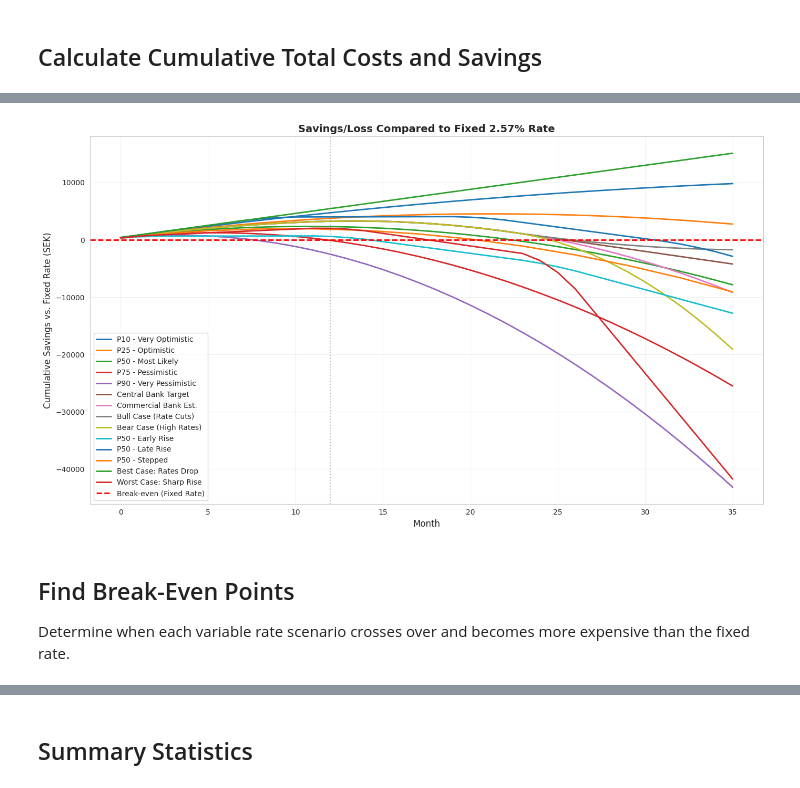
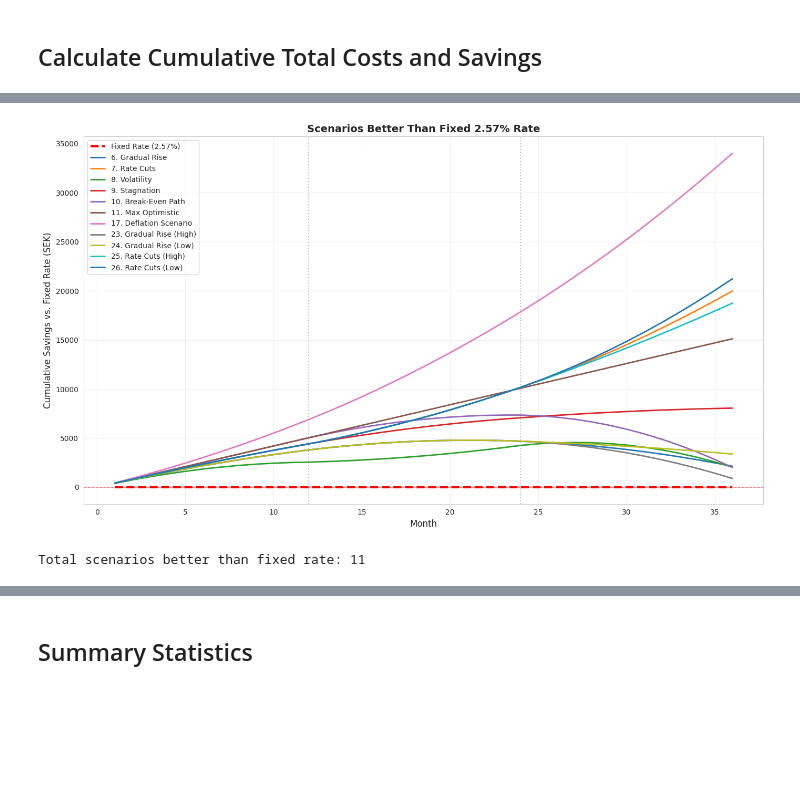
Before and after one commit to rasmustilljander/cost, a Jupyter notebook: cost.ipynb, the cells around one changed output, grey strips where cells are left out. Drawn from its saved outputs; the diff is of its cells as text; code cells hidden in the pictures; blank space fills up the shorter version.

```diff
--- a/cost.ipynb
+++ b/cost.ipynb
@@ -555,0 +279,17 @@ plt.show()
+# %%
+plt.figure(figsize=(14, 8))
+
+for column in df_savings.columns:
+    plt.plot(df_savings.index, df_savings[column], label=column, linewidth=2)
+
+plt.axhline(y=0, color='red', linestyle='--', linewidth=2, label='Break-even (Fixed Rate)')
+plt.xlabel('Month', fontsize=12)
+plt.ylabel('Cumulative Savings vs. Fixed Rate (SEK)', fontsize=12)
+plt.title('Savings/Loss Compared to Fixed 2.57% Rate', fontsize=14, fontweight='bold')
+plt.legend(loc='upper left', fontsize=10)
+plt.grid(True, alpha=0.3)
+plt.axvline(x=12, color='gray', linestyle=':', alpha=0.5)
+plt.axvline(x=24, color='gray', linestyle=':', alpha=0.5)
+plt.fill_between(df_savings.index, 0, 0, alpha=0.2)
+plt.tight_layout()
+plt.show()
@@ -556,22 +298,35 @@ plt.show()
 # %%
-plt.figure(figsize=(14, 8))
+# Filter scenarios that are better than fixed (positive savings)
+better_scenarios = []
+for column in df_savings.columns:
+    if df_savings[column].iloc[-1] > 0:
+        better_scenarios.append(column)
 
-for column in df_savings.columns:
-    plt.plot(df_savings.index, df_savings[column], label=column, linewidth=2)
+if better_scenarios:
+    plt.figure(figsize=(14, 8))
 
-plt.axhline(y=0, color='red', linestyle='--', linewidth=2, label='Break-even (Fixed Rate)')
-plt.xlabel('Month', fontsize=12)
-plt.ylabel('Cumulative Savings vs. Fixed Rate (SEK)', fontsize=12)
-plt.title('Savings/Loss Compared to Fixed 2.57% Rate', fontsize=14, fontweight='bold')
-plt.legend(loc='best', fontsize=10)
-plt.grid(True, alpha=0.3)
-plt.axvline(x=12, color='gray', linestyle=':', alpha=0.5)
-plt.fill_between(df_savings.index, 0, 0, alpha=0.2)
-plt.tight_layout()
-plt.show()
+    # Plot fixed rate as reference
+    plt.plot(df_savings.index, [0] * len(df_savings.index),
+             label='Fixed Rate (2.57%)', linewidth=3, linestyle='--', color='red')
+
+    # Plot only scenarios better than fixed
+    for column in better_scenarios:
+        plt.plot(df_savings.index, df_savings[column], label=column, linewidth=2)
+
+    plt.xlabel('Month', fontsize=12)
+    plt.ylabel('Cumulative Savings vs. Fixed Rate (SEK)', fontsize=12)
+    plt.title('Scenarios Better Than Fixed 2.57% Rate', fontsize=14, fontweight='bold')
+    plt.legend(loc='upper left', fontsize=10)
+    plt.grid(True, alpha=0.3)
+    plt.axhline(y=0, color='red', linestyle='--', linewidth=1, alpha=0.5)
+    plt.axvline(x=12, color='gray', linestyle=':', alpha=0.5)
+    plt.axvline(x=24, color='gray', linestyle=':', alpha=0.5)
+    plt.tight_layout()
+    plt.show()
+
+    print(f"\nTotal scenarios better than fixed rate: {len(better_scenarios)}")
+else:
+    print("No scenarios are better than the fixed rate over the 36-month period.")
 # %% [output]
-[figure, old version]
+[figure, new version]
+Total scenarios better than fixed rate: 11
-# %% [markdown]
-## Find Break-Even Points
-
-Determine when each variable rate scenario crosses over and becomes more expensive than the fixed rate.
```
Also changed, not shown: parts of 18 cells of this notebook.
